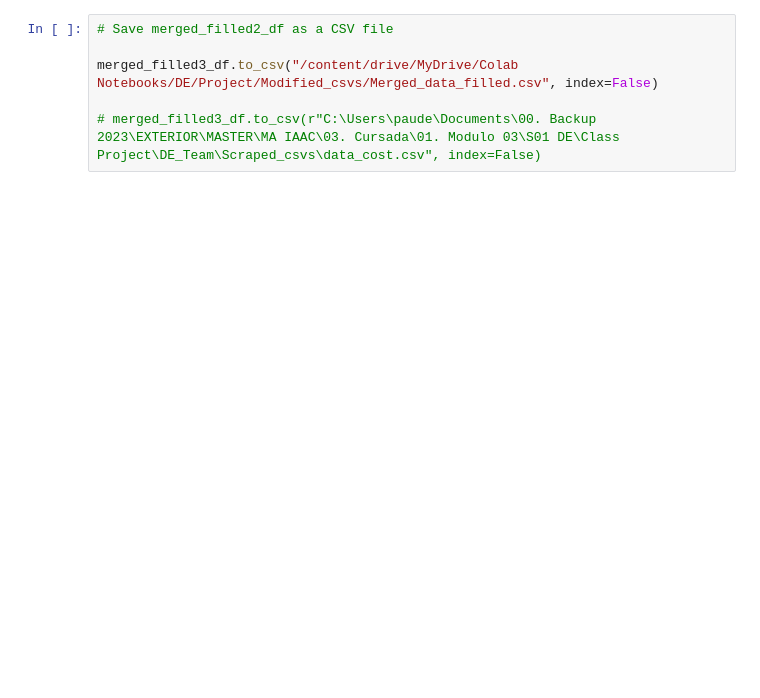
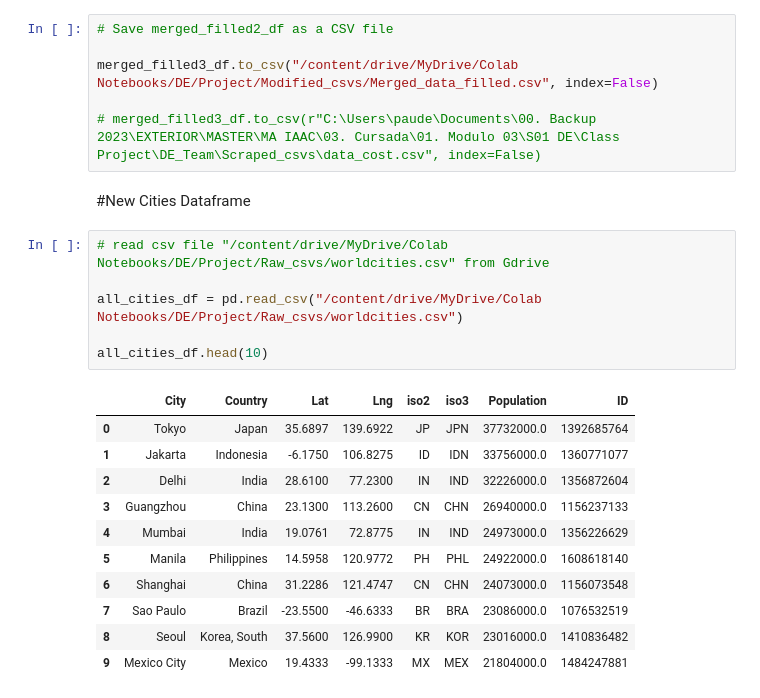
Before and after one commit to FadyAzzam/DE_Team, a Jupyter notebook: all_dfs_NaNaNs.ipynb, the cells around one changed output. Drawn from its saved outputs; the diff is of its cells as text; blank space fills up the shorter version.

```diff
--- a/all_dfs_NaNaNs.ipynb
+++ b/all_dfs_NaNaNs.ipynb
@@ -273,3 +290,23 @@ merged_filled3_df.tail(50)
 merged_filled3_df.to_csv("/content/drive/MyDrive/Colab Notebooks/DE/Project/Modified_csvs/Merged_data_filled.csv", index=False)
 
 # merged_filled3_df.to_csv(r"C:\Users\paude\Documents\00. Backup 2023\EXTERIOR\MASTER\MA IAAC\03. Cursada\01. Modulo 03\S01 DE\Class Project\DE_Team\Scraped_csvs\data_cost.csv", index=False)
+# %% [markdown]
+#New Cities Dataframe
+# %%
+# read csv file "/content/drive/MyDrive/Colab Notebooks/DE/Project/Raw_csvs/worldcities.csv" from Gdrive
+
+all_cities_df = pd.read_csv("/content/drive/MyDrive/Colab Notebooks/DE/Project/Raw_csvs/worldcities.csv")
+
+all_cities_df.head(10)
+# %% [output]
+|  | City | Country | Lat | Lng | iso2 | iso3 | Population | ID |
+| 0 | Tokyo | Japan | 35.6897 | 139.6922 | JP | JPN | 37732000.0 | 1392685764 |
+| 1 | Jakarta | Indonesia | -6.1750 | 106.8275 | ID | IDN | 33756000.0 | 1360771077 |
+| 2 | Delhi | India | 28.6100 | 77.2300 | IN | IND | 32226000.0 | 1356872604 |
+| 3 | Guangzhou | China | 23.1300 | 113.2600 | CN | CHN | 26940000.0 | 1156237133 |
+| 4 | Mumbai | India | 19.0761 | 72.8775 | IN | IND | 24973000.0 | 1356226629 |
+| 5 | Manila | Philippines | 14.5958 | 120.9772 | PH | PHL | 24922000.0 | 1608618140 |
+| 6 | Shanghai | China | 31.2286 | 121.4747 | CN | CHN | 24073000.0 | 1156073548 |
+| 7 | Sao Paulo | Brazil | -23.5500 | -46.6333 | BR | BRA | 23086000.0 | 1076532519 |
+| 8 | Seoul | Korea, South | 37.5600 | 126.9900 | KR | KOR | 23016000.0 | 1410836482 |
+| 9 | Mexico City | Mexico | 19.4333 | -99.1333 | MX | MEX | 21804000.0 | 1484247881 |
```
Also changed, not shown: parts of 23 cells of this notebook, 10 other files.
